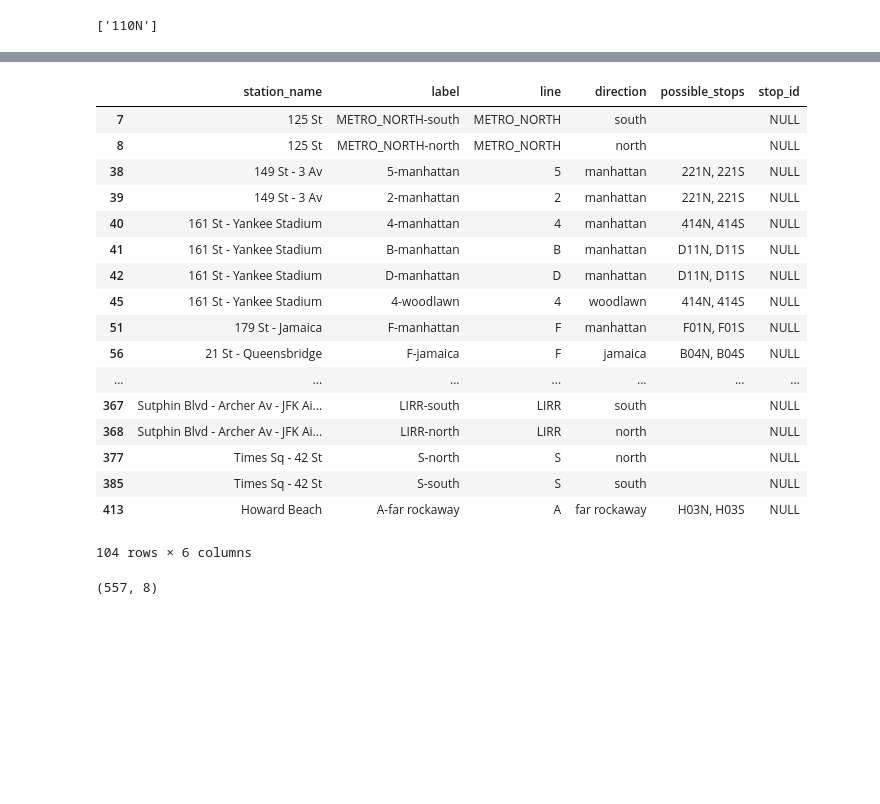
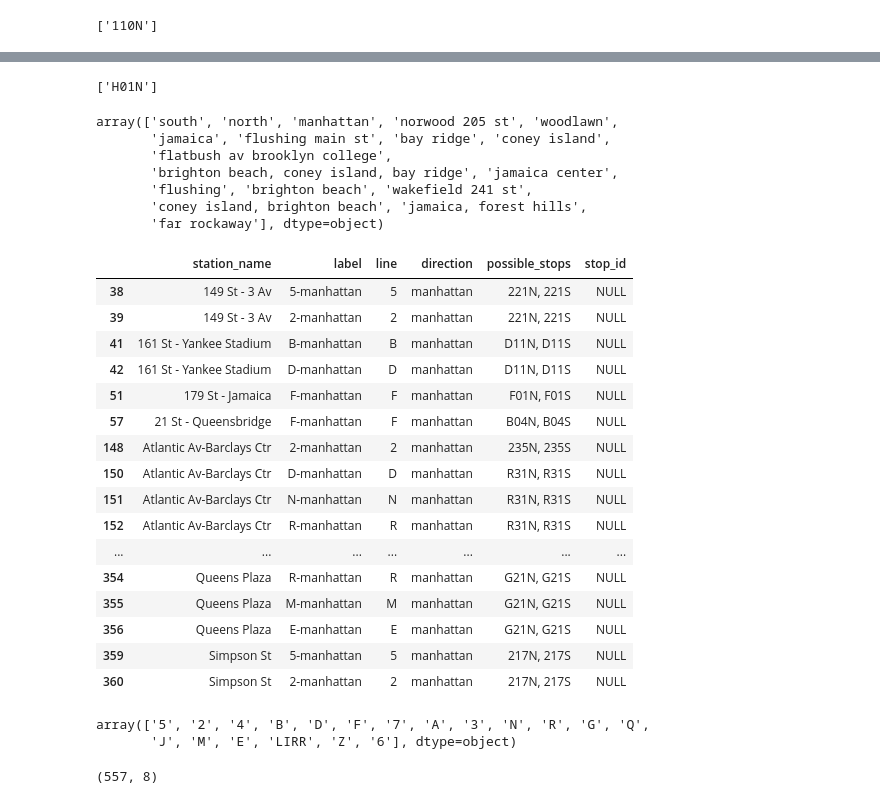
Before and after one commit to tsdataclinic/mta, a Jupyter notebook: notebooks/network/GTFS_Elevator_map.ipynb, the cells around one changed output, grey strips where cells are left out. Saved outputs shown, nothing was run; the diff lists cells and outputs as text; code cells hidden in the pictures; blank space fills up the shorter version.

Commit message:
platform to stop id except where direction is Manhattan

```diff
--- a/notebooks/network/GTFS_Elevator_map.ipynb
+++ b/notebooks/network/GTFS_Elevator_map.ipynb
@@ -289 +376,22 @@ ee.head()
+# %%
+north_bound = ['north','norwood 205 st', 'woodlawn','jamaica', 'flushing main st','jamaica center','flushing', 'wakefield 241 st','jamaica, forest hills']
+south_bound = ['south','bay ridge', 'coney island','flatbush av brooklyn college','brighton beach, coney island, bay ridge','brighton beach','coney island, brighton beach','far rockaway']
+
+def get_dir(df):
+    if df.possible_stops == '': return "NULL"
+    if len(df.possible_stops.split(', ')) == 1: return df.possible_stops
+    # hack for Kings Highway Q line
+    if len(df.possible_stops.split(', ')) == 3: return 'N08N'
+
+    if df.direction in north_bound:
+        match = [x for x in df.possible_stops.split(', ') if re.match('.*N$',x)]
+        return match[0]
+    elif (df.direction in south_bound) | ((df.direction == 'manhattan') & (df.line in ['4','6','7','Z'])):
+        match = [x for x in df.possible_stops.split(', ') if re.match('.*S$',x)]
+        return match[0]
+    elif (df.direction == 'manhattan') & (df.line in ['3','G']):
+        match = [x for x in df.possible_stops.split(', ') if re.match('.*N$',x)]
+        return match[0]
+    else:
+        return "NULL"
 # %%
@@ -296,34 +402,45 @@ ee.head()
-# %%
-def get_dir(df):
-#     print(df)
-    matches = [x for x in df.possible_stops.split(', ') if re.match('.*{}$'.format(df.direction[0].upper()),x)]
-    if matches:
-        return matches[0]
-    else:
-        return 'NULL'
+# %%
+tmp = 'H01N'
+tmp.split(', ')
+# %% [output]
+['H01N']
 # %%
 ee['stop_id'] = ee.apply(get_dir,axis=1)
+# %%
+ee.direction.unique()
+# %% [output]
+array(['south', 'north', 'manhattan', 'norwood 205 st', 'woodlawn',
+       'jamaica', 'flushing main st', 'bay ridge', 'coney island',
+       'flatbush av brooklyn college',
+       'brighton beach, coney island, bay ridge', 'jamaica center',
+       'flushing', 'brighton beach', 'wakefield 241 st',
+       'coney island, brighton beach', 'jamaica, forest hills',
+       'far rockaway'], dtype=object)
 # %%
-ee[ee.stop_id == "NULL"]
+ee[(ee.stop_id == 'NULL') & ~(ee.possible_stops == '')].sort_values('station_name')
 # %% [output]
 |  | station_name | label | line | direction | possible_stops | stop_id |
-| 7 | 125 St | METRO_NORTH-south | METRO_NORTH | south |  | NULL |
-| 8 | 125 St | METRO_NORTH-north | METRO_NORTH | north |  | NULL |
 | 38 | 149 St - 3 Av | 5-manhattan | 5 | manhattan | 221N, 221S | NULL |
 | 39 | 149 St - 3 Av | 2-manhattan | 2 | manhattan | 221N, 221S | NULL |
-| 40 | 161 St - Yankee Stadium | 4-manhattan | 4 | manhattan | 414N, 414S | NULL |
 | 41 | 161 St - Yankee Stadium | B-manhattan | B | manhattan | D11N, D11S | NULL |
 | 42 | 161 St - Yankee Stadium | D-manhattan | D | manhattan | D11N, D11S | NULL |
-| 45 | 161 St - Yankee Stadium | 4-woodlawn | 4 | woodlawn | 414N, 414S | NULL |
 | 51 | 179 St - Jamaica | F-manhattan | F | manhattan | F01N, F01S | NULL |
-| 56 | 21 St - Queensbridge | F-jamaica | F | jamaica | B04N, B04S | NULL |
+| 57 | 21 St - Queensbridge | F-manhattan | F | manhattan | B04N, B04S | NULL |
+| 148 | Atlantic Av-Barclays Ctr | 2-manhattan | 2 | manhattan | 235N, 235S | NULL |
+| 150 | Atlantic Av-Barclays Ctr | D-manhattan | D | manhattan | R31N, R31S | NULL |
+| 151 | Atlantic Av-Barclays Ctr | N-manhattan | N | manhattan | R31N, R31S | NULL |
+| 152 | Atlantic Av-Barclays Ctr | R-manhattan | R | manhattan | R31N, R31S | NULL |
 | ... | ... | ... | ... | ... | ... | ... |
-| 367 | Sutphin Blvd - Archer Av - JFK Ai... | LIRR-south | LIRR | south |  | NULL |
-| 368 | Sutphin Blvd - Archer Av - JFK Ai... | LIRR-north | LIRR | north |  | NULL |
-| 377 | Times Sq - 42 St | S-north | S | north |  | NULL |
-| 385 | Times Sq - 42 St | S-south | S | south |  | NULL |
-| 413 | Howard Beach | A-far rockaway | A | far rockaway | H03N, H03S | NULL |
+| 354 | Queens Plaza | R-manhattan | R | manhattan | G21N, G21S | NULL |
+| 355 | Queens Plaza | M-manhattan | M | manhattan | G21N, G21S | NULL |
+| 356 | Queens Plaza | E-manhattan | E | manhattan | G21N, G21S | NULL |
+| 359 | Simpson St | 5-manhattan | 5 | manhattan | 217N, 217S | NULL |
+| 360 | Simpson St | 2-manhattan | 2 | manhattan | 217N, 217S | NULL |
-104 rows × 6 columns
+# %%
+ee[(ee.stop_id == "NULL") & (ee.direction.str.contains('man'))].line.unique()
+# %% [output]
+array(['5', '2', '4', 'B', 'D', 'F', '7', 'A', '3', 'N', 'R', 'G', 'Q',
+       'J', 'M', 'E', 'LIRR', 'Z', '6'], dtype=object)
 # %%
 ee.to_csv('../../data/processed/platform_to_GTFS_KM.csv')
 # %%
```
Also changed, not shown: parts of 11 cells of this notebook, 1 other file.
